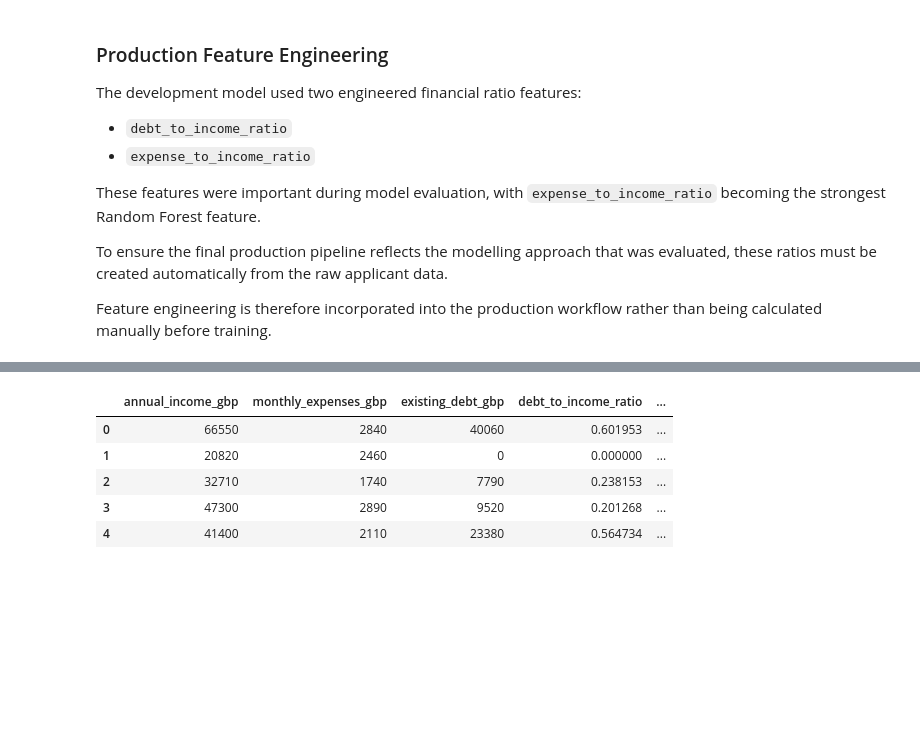
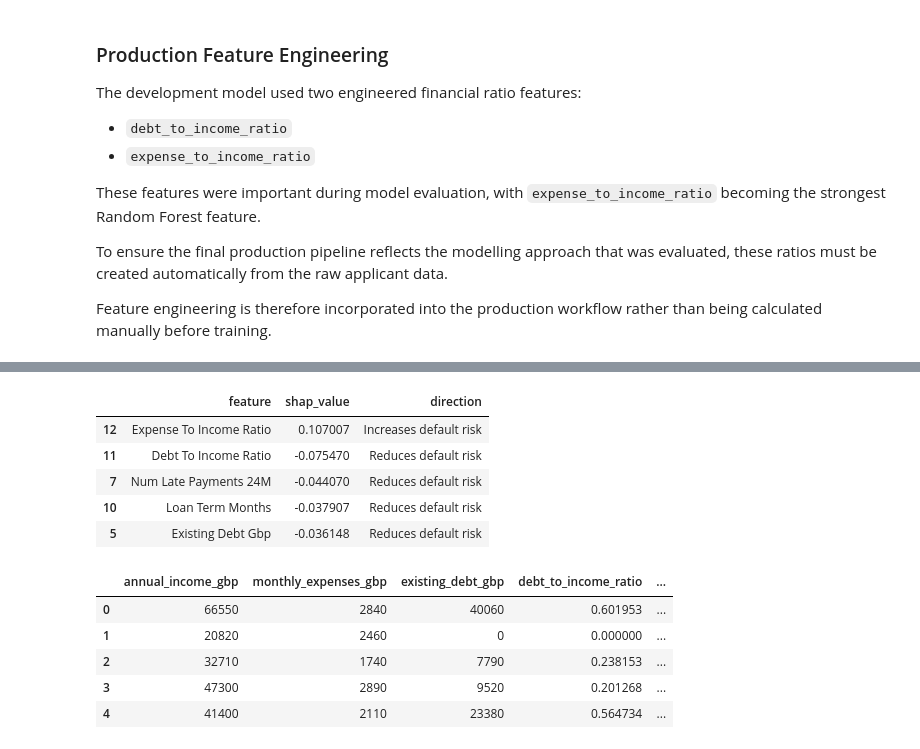
Before and after one commit to Richardbrown85/CrediScope, a Jupyter notebook: notebooks/CrediScope_Analysis_v2.ipynb, the cells around one changed output, grey strips where cells are left out. Saved outputs shown, nothing was run; the diff lists cells and outputs as text; code cells hidden in the pictures; blank space fills up the shorter version.

```diff
--- a/notebooks/CrediScope_Analysis_v2.ipynb
+++ b/notebooks/CrediScope_Analysis_v2.ipynb
@@ -5282,3 +5570,26 @@ def add_financial_ratios(data):
+# %%
+top_five_shap = shap_summary.head(5).copy()
+
+top_five_shap["direction"] = top_five_shap["shap_value"].apply(
+    lambda x: "Increases default risk" if x > 0 else "Reduces default risk"
+)
+
+top_five_shap["feature"] = top_five_shap["feature"].str.replace(
+    "numeric__", "", regex=False
+).str.replace(
+    "categorical__", "", regex=False
+).str.replace(
+    "_", " ", regex=False
+).str.title()
+
+top_five_shap[["feature", "shap_value", "direction"]]
+# %% [output]
+|  | feature | shap_value | direction |
+| 12 | Expense To Income Ratio | 0.107007 | Increases default risk |
+| 11 | Debt To Income Ratio | -0.075470 | Reduces default risk |
+| 7 | Num Late Payments 24M | -0.044070 | Reduces default risk |
+| 10 | Loan Term Months | -0.037907 | Reduces default risk |
+| 5 | Existing Debt Gbp | -0.036148 | Reduces default risk |
 # %%
 ratio_test = add_financial_ratios(df.head(5))
 
```
Also changed, not shown: parts of 19 cells of this notebook.
